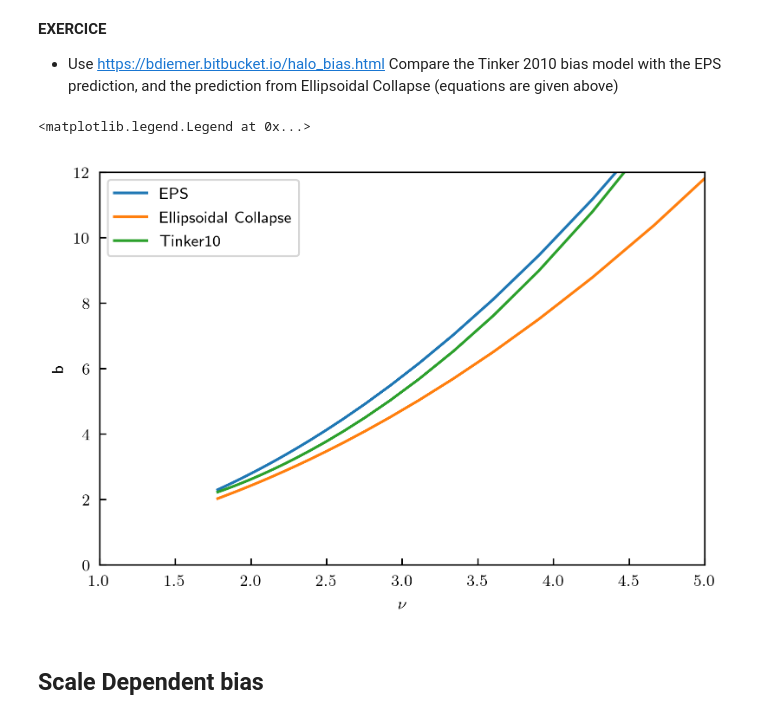
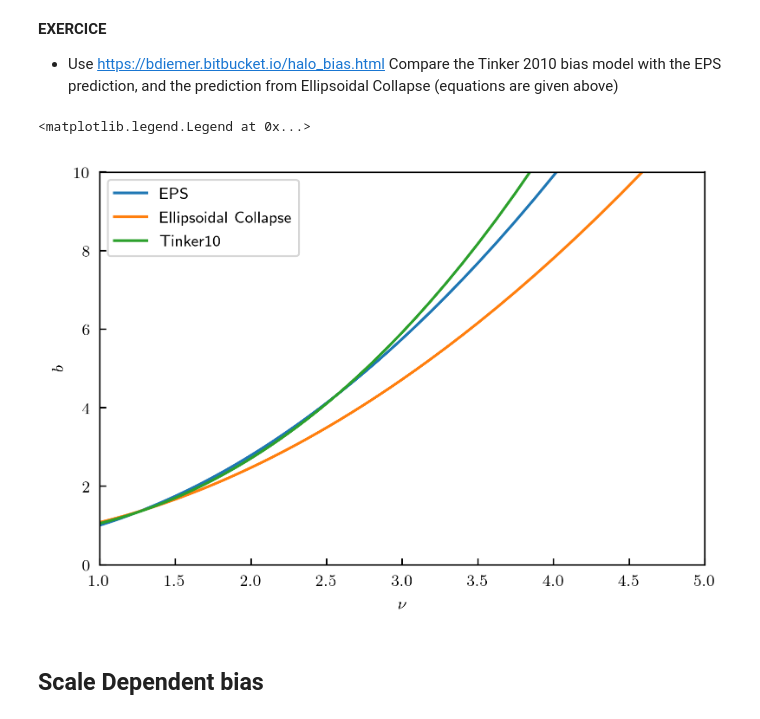
Before and after one commit to rqguan/ASTR214_Runquan, a Jupyter notebook: class7and8_darkmatterhalos_Runquan.ipynb, the cells around one changed output. Drawn from its saved outputs; the diff is of its cells as text; code cells hidden in the pictures.

```diff
--- a/class7and8_darkmatterhalos_Runquan.ipynb
+++ b/class7and8_darkmatterhalos_Runquan.ipynb
@@ -119,49 +119,45 @@ plot_pretty(dpi=300)
 from colossus.cosmology import cosmology
 cosmo = cosmology.setCosmology('planck15')
 
 from colossus.cosmology import cosmology
 cosmo = cosmology.setCosmology('planck13')
 
 from colossus.lss import peaks
 from colossus.lss import bias
 
-M = 1e14
-z = np.logspace(-4,2,100)
-nu = peaks.peakHeight(M, z)
-
-b_tinker = bias.haloBias(M, model = 'tinker10', z = z, mdef = 'vir')
-
-
 
 # halo masses in /h Msun
 lmh = np.arange(7.,16.0,0.05)
 mh = np.power(10.,lmh)
 
+z = 0
+nu = peaks.peakHeight(mh, z)
 
-def EPS(v):
-    b = 1 + ((v**2-1)/1.686)
+def EPS(v,d_cr):
+    b = 1 + ((v**2-1)/d_cr)
     return b
 
-def EC(v):
+def EC(v,d_cr):
     v0 = 0.84*v
-    b = 1 + (1.686**(-1))*(v0**2 + 0.5*v0**0.8 - ((1.19*v0*1.2)/(v0**1.2 + 0.14)))
+    b = 1 + (d_cr**(-1))*(v0**2 + 0.5*(v0**0.8) - ((1.19*v0**1.2)/(v0**1.2 + 0.14)))
     return b
 
 b_tinker = bias.modelTinker10(nu, z, "200c")
 
 # Use the method "peak height" to convert to nu
 # https://bdiemer.bitbucket.io/cosmology_cosmology.html#cosmology.cosmology.Cosmology.peakHeight
 # modelTinker10(nu, z, mdef)  The halo bias model of Tinker et al 2010.
 
-plt.plot(nu,EPS(nu),label='EPS')
-plt.plot(nu,EC(nu),label='Ellipsoidal Collapse')
+plt.plot(nu,EPS(nu,1.686),label='EPS')
+plt.plot(nu,EC(nu,1.686),label='Ellipsoidal Collapse')
 plt.plot(nu,b_tinker, label='Tinker10')
-plt.xlabel(r'$\nu$'),plt.ylabel('b')
-plt.xlim(1,5),plt.ylim(0,12)
+plt.xlabel(r'$\nu$'),plt.ylabel(r'$b$')
+#plt.xscale('log')
+plt.xlim(1,5),plt.ylim(0,10)
 plt.legend()
 # %% [output]
 <matplotlib.legend.Legend at 0x...>
-[figure, old version]
+[figure, new version]
 # %% [markdown]
 ## Scale Dependent bias
 # %% [markdown]
```
